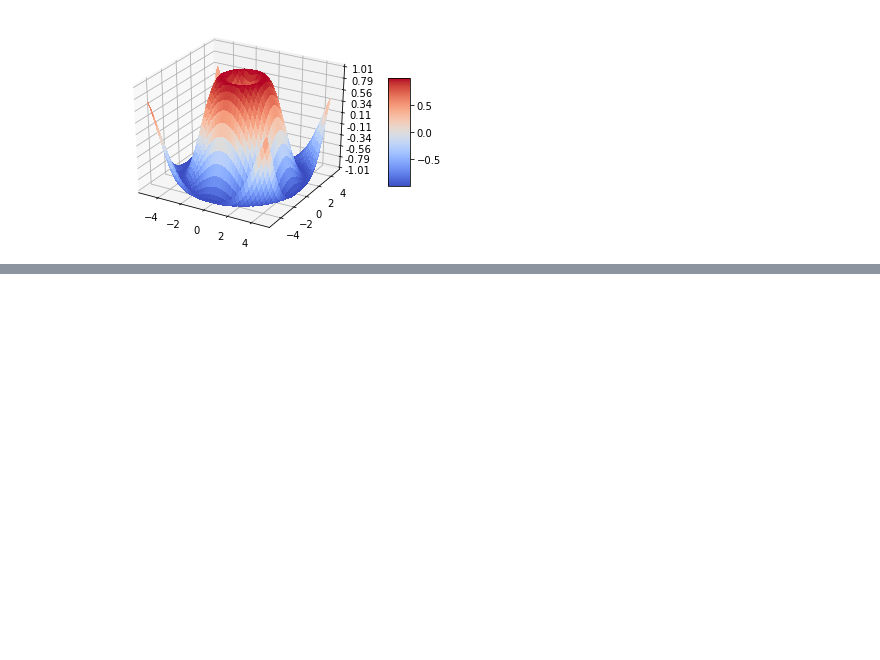
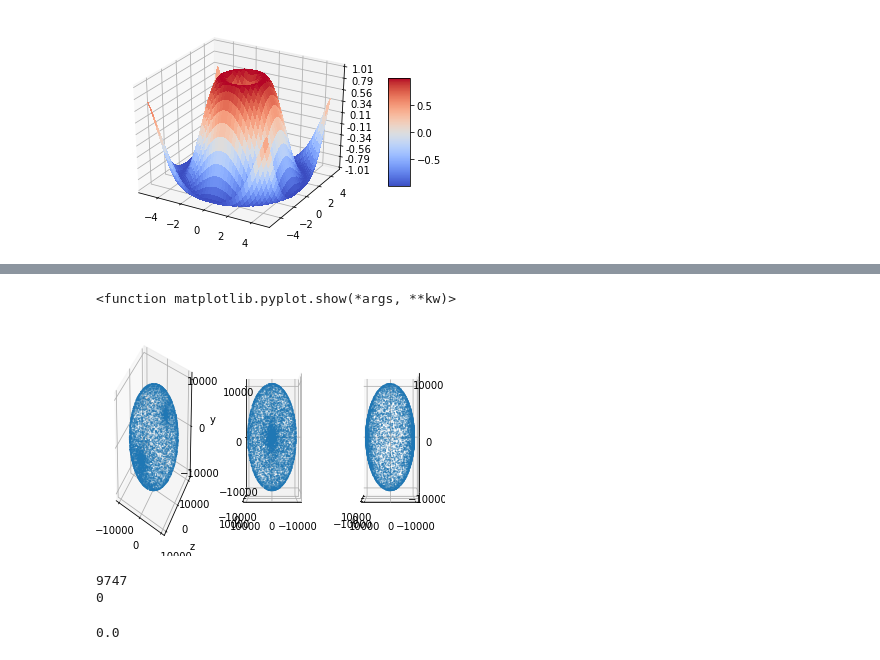
Before and after one commit to lauramv1832/Gaia, a Jupyter notebook: Gaia.ipynb, the cells around one changed output, grey strips where cells are left out. Drawn from its saved outputs; the diff is of its cells as text; code cells hidden in the pictures; blank space fills up the shorter version.

```diff
--- a/Gaia.ipynb
+++ b/Gaia.ipynb
@@ -431 +487,40 @@ plt.show
+# %%
+fig = plt.figure()
+axbw = fig.add_subplot(131, projection ='3d')
+axbw.scatter(between1['x'], between1['z'], between1['y'], s=0.1)
+axbw.set_xlabel('x')
+axbw.set_ylabel('z')
+axbw.set_zlabel('y')
+plt.show
+#axbw.view_init(0, 180)
+axbw1 = fig.add_subplot(132, projection ='3d')
+axbw1.scatter(between1['x'], between1['z'], between1['y'], s=0.1)
+axbw1.view_init(0, 90)
+plt.show
+axbw2 = fig.add_subplot(133, projection ='3d')
+axbw2.scatter(between1['x'], between1['z'], between1['y'], s=0.1)
+axbw2.view_init(0, 180)
+plt.show
+# %% [output]
+<function matplotlib.pyplot.show(*args, **kw)>
+[figure, added]
+# %%
+#how many parallaxes are negative?
+import math
+#greater than 0 parallax
+above = between1[ 0 < between1.parallax]
+#less than 0 parallax
+below = between1[ 0 >= between1.parallax]
+
+a = above.shape[0]
+b = below.shape[0]
+
+print(a)
+print(b)
+
+b / (b+a)
+# %% [output]
+9747
+0
+0.0
 # %%
```
Also changed, not shown: parts of 10 cells of this notebook.
